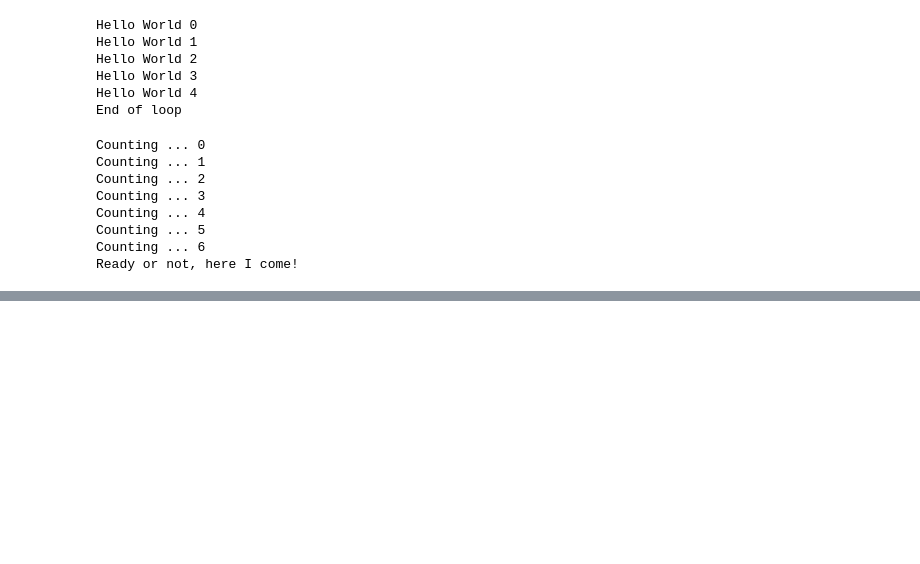
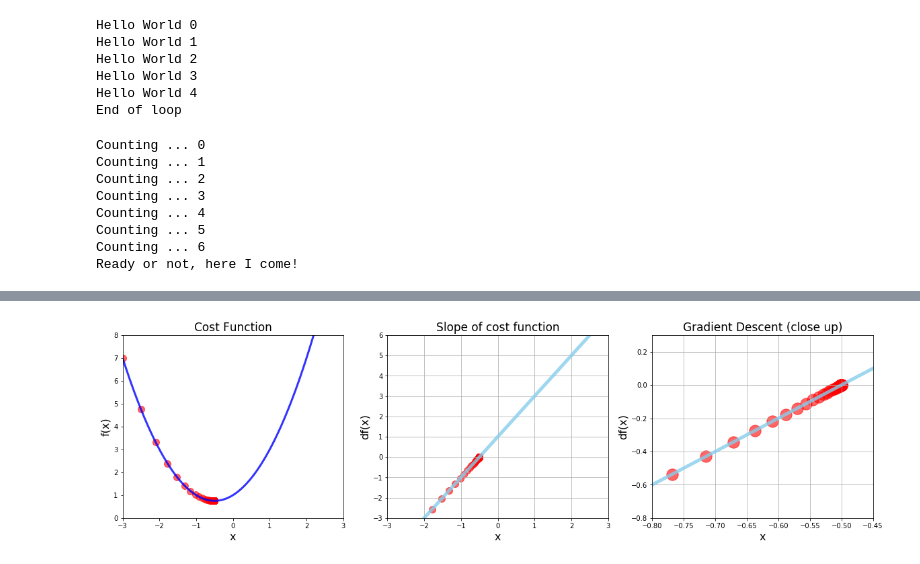
Before and after one commit to kartavyashankar/Gradient-Descent, a Jupyter notebook: Gradient Descent.ipynb, the cells around one changed output, grey strips where cells are left out. Saved outputs shown, nothing was run; the diff lists cells and outputs as text; code cells hidden in the pictures; blank space fills up the shorter version.

```diff
--- a/Gradient Descent.ipynb
+++ b/Gradient Descent.ipynb
@@ -118,3 +118,17 @@ Counting ... 4
 Counting ... 5
 Counting ... 6
 Ready or not, here I come!
+# %%
+# Gradient Descent
+new_x = -3
+previous_x = 0
+step_multiplier = 0.1     # Learning Rate
+
+for n in range(500):
+    previous_x = new_x
+    gradient = df(previous_x)
+    new_x = previous_x - step_multiplier * gradient
+
+print("Local minimum occurs at:", new_x)
+print("Slope or df(x) value at this point is:", df(new_x))
+print("f(x) value or cost at this point is:", f(new_x))
@@ -120,0 +169,45 @@ Ready or not, here I come!
+# %%
+# Superimpose the gradient descent calculations on plot
+plt.figure(figsize=[20, 5]) #Measurement in inches
+
+# 1 Chart: Cost function
+plt.subplot(1, 3, 1) #Usage subplot(no. of rows, no. of columns, plot number)
+
+plt.title("Cost Function", fontsize=17)
+plt.xlim(-3,3)
+plt.ylim(0,8)
+plt.plot(x_1, f(x_1), color='blue', linewidth=3, alpha=0.8)
+plt.xlabel('x', fontsize=16)
+plt.ylabel('f(x)', fontsize=16)
+
+values = np.array(x_list)
+plt.scatter(x_list, f(values), color='red', s=100, alpha=0.6)
+
+# 2 Chart: Derivative
+plt.subplot(1, 3, 2)
+plt.title("Slope of cost function", fontsize=17)
+plt.plot(x_1, df(x_1), color='skyblue', linewidth=5, alpha=0.8)
+plt.xlim(-3,3)
+plt.ylim(-3,6)
+plt.grid()
+plt.xlabel('x', fontsize=16)
+plt.ylabel('df(x)', fontsize=16)
+
+plt.scatter(x_list, df(values), color='red', s=100, alpha=0.6)
+
+# 3 Chart: Derivative (Close Up)
+plt.subplot(1, 3, 3)
+plt.title("Gradient Descent (close up)", fontsize=17)
+plt.plot(x_1, df(x_1), color='skyblue', linewidth=5, alpha=0.8)
+plt.xlim(-0.8, -0.45)
+plt.ylim(-0.8, 0.3)
+plt.grid()
+plt.xlabel('x', fontsize=16)
+plt.ylabel('df(x)', fontsize=16)
+
+plt.scatter(x_list, df(values), color='red', s=300, alpha=0.6)
+
+
+plt.show()
+# %% [output]
+[figure, added]
```
Also changed, not shown: parts of 2 cells of this notebook.
